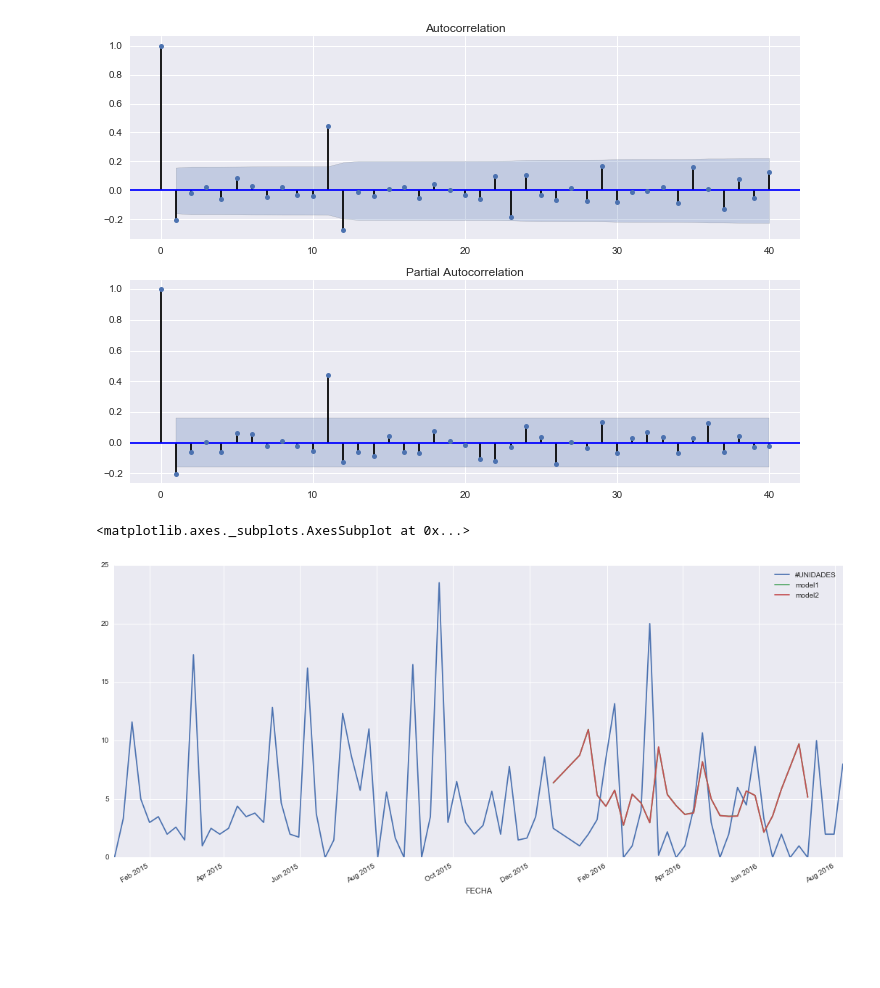
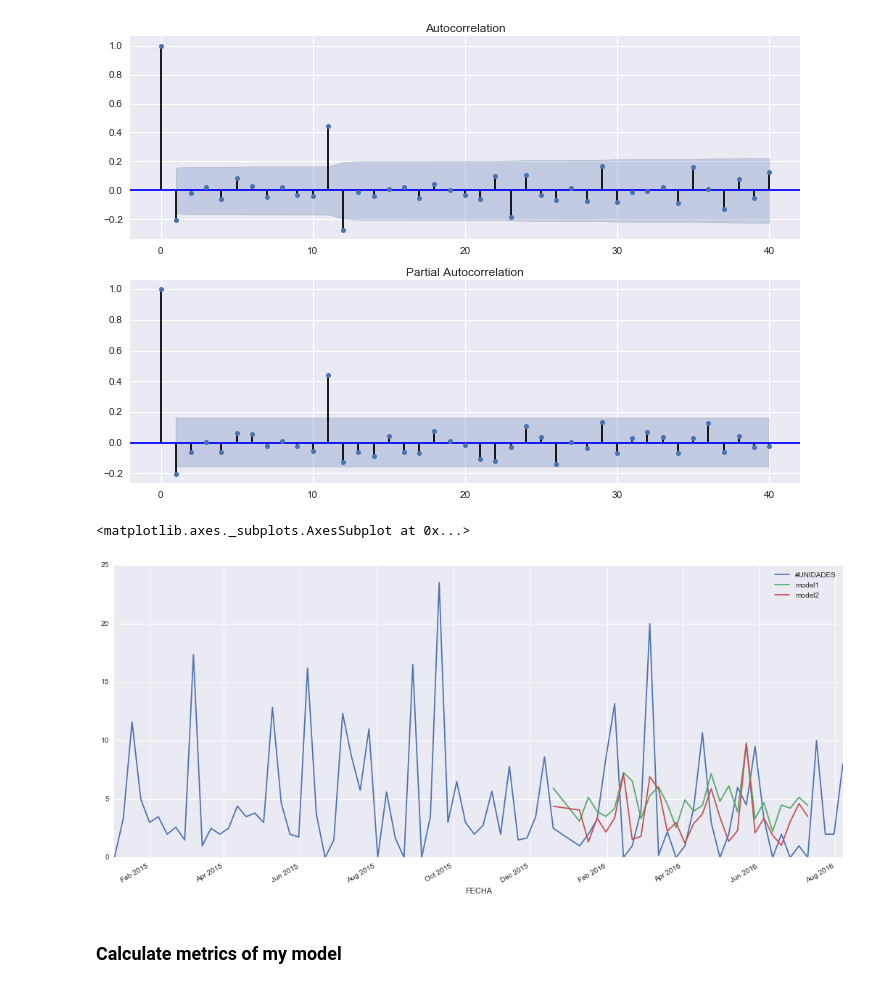
Before and after one commit to Grimi94/inventory-prediction, a Jupyter notebook: Trend Analysis.ipynb, the cells around one changed output. Drawn from its saved outputs; the diff is of its cells as text; code cells hidden in the pictures; blank space fills up the shorter version.

```diff
--- a/Trend Analysis.ipynb
+++ b/Trend Analysis.ipynb
@@ -230,23 +230,25 @@ plot_acf_pacf(seasonal_difference.fillna(0), 40)
 # %%
 # import statsmodels.api as sm
 # mod = SARIMAX(test_ts, trend='n', order=(0,1,0), seasonal_order=(1,1,1,12))
 from statsmodels.tsa.statespace.sarimax import SARIMAX
 
 
 # print model1.summary()
 # print model2.summary()
 df2 = read_test_data("./BASEVENTAS2016.csv")
 ts2 = df2.set_index("FECHA")["#UNIDADES"]
 ts2 = ts2.sort_index()
 ts2 = pd.DataFrame(ts2.resample("W").mean())
 df2 = pd.DataFrame(test_ts.fillna(0))
 new_df = pd.concat([df2, ts2.fillna(0)])
 
-model1 = SARIMAX(new_df["#UNIDADES"].fillna(0), order=(1,0,0), seasonal_order=(1,1,1,24)).fit()
-model2 = SARIMAX(new_df["#UNIDADES"].fillna(0), order=(0,0,1), seasonal_order=(1,1,1,24)).fit()
+model1 = SARIMAX(new_df["#UNIDADES"].fillna(0), order=(1,0,0), seasonal_order=(1,1,1,11)).fit()
+model2 = SARIMAX(new_df["#UNIDADES"].fillna(0), order=(0,0,1), seasonal_order=(1,0,1,11)).fit()
 new_df['model1'] = model1.predict(start = 153, end= 180)
 new_df['model2'] = model2.predict(start = 153, end= 180)
 new_df[new_df.index > "2015"].plot(figsize=(18,8))
 # %% [output]
 <matplotlib.axes._subplots.AxesSubplot at 0x...>
-[figure, old version]
+[figure, new version]
+# %% [markdown]
+### Calculate metrics of my model
```
Also changed, not shown: parts of 3 cells of this notebook.
